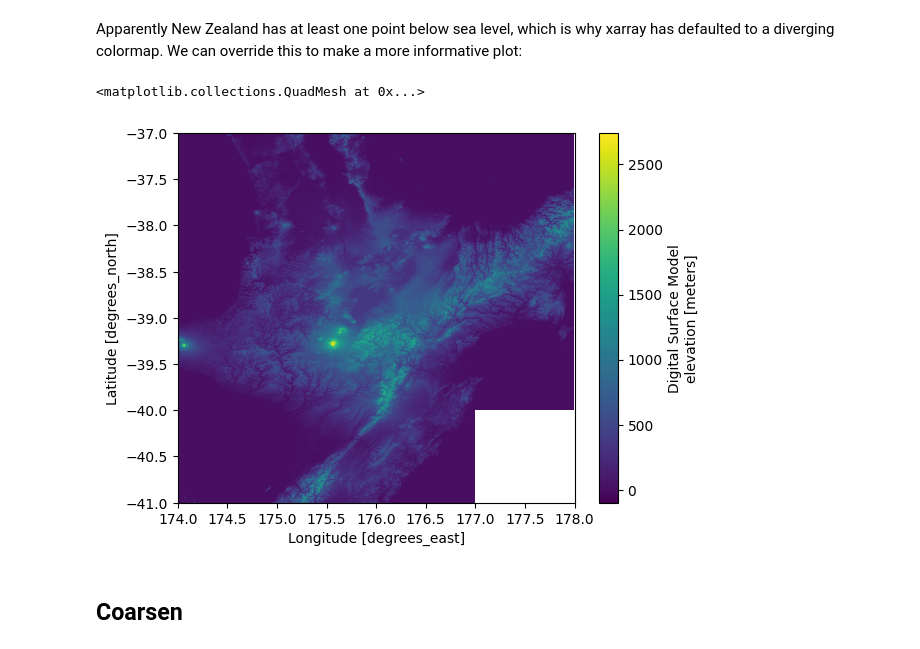
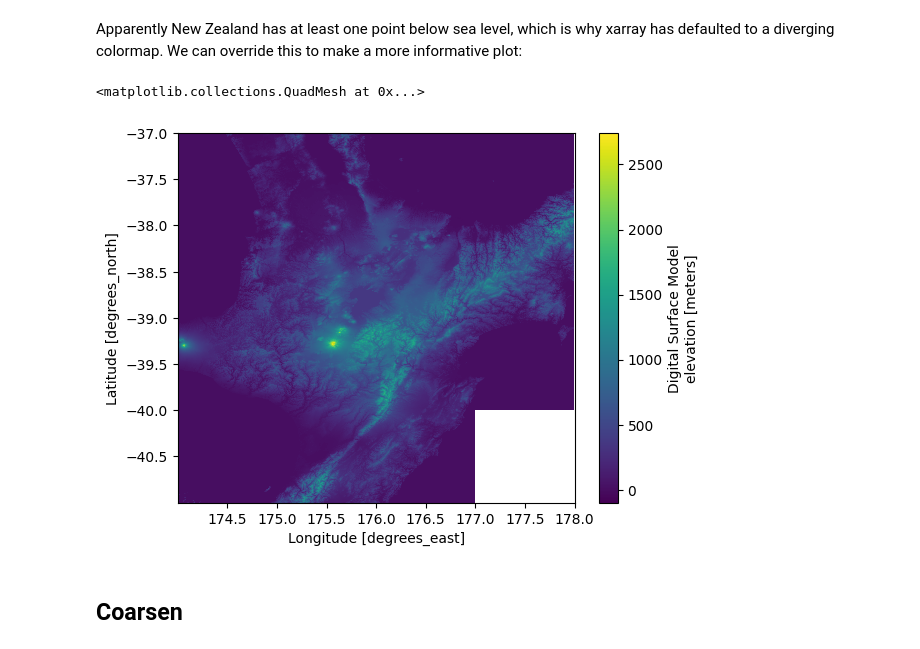
Before and after one commit to earth-mover/earthsciencesnz-immersion-day, a Jupyter notebook: lab-1/lab-1.ipynb, the cells around one changed output. Saved outputs shown, nothing was run; the diff lists cells and outputs as text; code cells hidden in the pictures.

Commit message:
ensure no dependency on unreleased xarray PR

```diff
--- a/lab-1/lab-1.ipynb
+++ b/lab-1/lab-1.ipynb
@@ -154,0 +160,7 @@ ds['elevation'].sel(longitude=slice(174, 178), latitude=slice(-37, -41), method=
+# %%
+# note: once https://github.com/pydata/xarray/pull/10711 is merged exact decimal grid values won't be necessary,
+# instead we can use integer values with `method="nearest"`.
+bbox = {
+    "longitude": slice(174.00041667, 178.00041667),
+    "latitude": slice(-36.99958333, -40.99958333),
+}
@@ -155,10 +172,10 @@ ds['elevation'].sel(longitude=slice(174, 178), latitude=slice(-37, -41), method=
 # %% [markdown]
 Apparently New Zealand has at least one point below sea level, which is why xarray has defaulted to a diverging colormap. We can override this to make a more informative plot:
 # %%
-ds['elevation'].sel(longitude=slice(174, 178), latitude=slice(-37, -41), method="nearest").plot(vmin=-100, center=False)
+ds['elevation'].sel(**bbox).plot(vmin=-100, center=False)
 # %% [output]
 <matplotlib.collections.QuadMesh at 0x...>
-[figure, old version]
+[figure, new version]
 # %% [markdown]
 ## Coarsen
 # %% [markdown]
```
Also changed, not shown: parts of 4 cells of this notebook.
